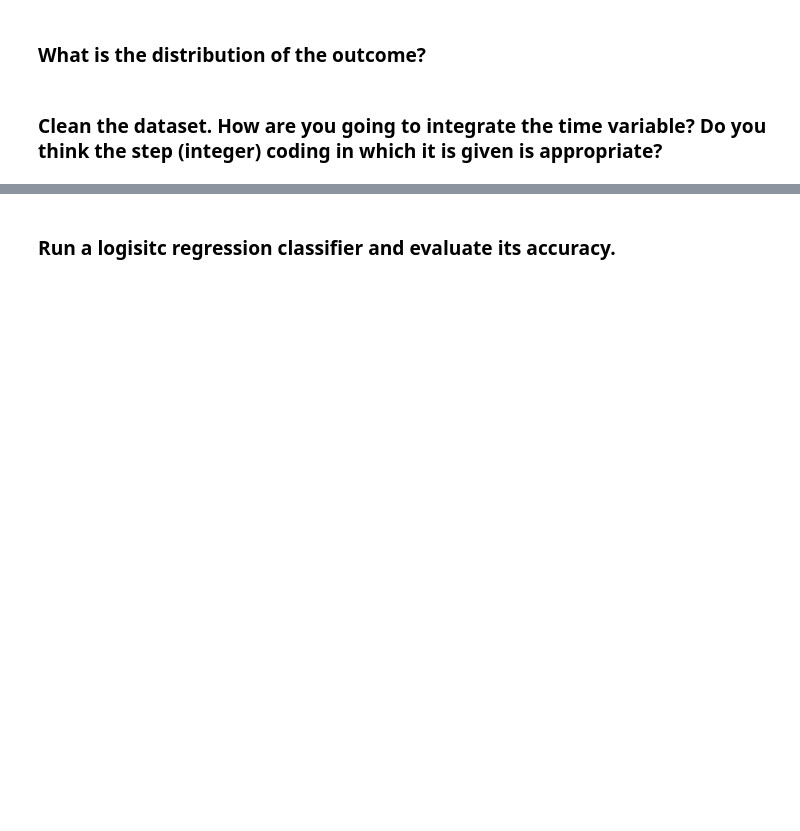
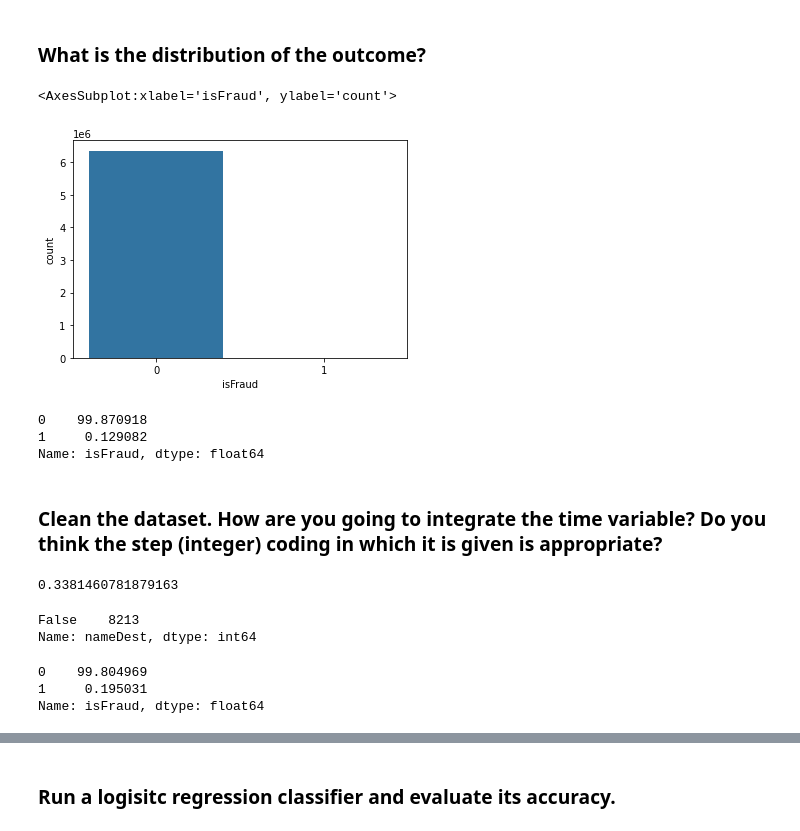
Before and after one commit to ta-datapt-bcn/lab-unbalance, a Jupyter notebook: your-code/lab_inbalance.ipynb, the cells around one changed output, grey strips where cells are left out. Drawn from its saved outputs; the diff is of its cells as text; code cells hidden in the pictures; blank space fills up the shorter version.

```diff
--- a/your-code/lab_inbalance.ipynb
+++ b/your-code/lab_inbalance.ipynb
@@ -10,0 +12,2 @@ Like we disussed in class, when we have noisy data, if we are not careful, we ca
+# %%
+df = pd.read_csv("PS_20174392719_1491204439457_log.csv")
@@ -15,2 +69,13 @@ Like we disussed in class, when we have noisy data, if we are not careful, we ca
+# %%
+sns.countplot(df["isFraud"])
+# %% [output]
+<AxesSubplot:xlabel='isFraud', ylabel='count'>
+[figure, added]
+# %%
+df["isFraud"].value_counts(normalize=True)*100 #we can see that it is totally unbalanced
+# %% [output]
+0    99.870918
+1     0.129082
+Name: isFraud, dtype: float64
 # %% [markdown]
 ### Clean the dataset. How are you going to integrate the time variable? Do you think the step (integer) coding in which it is given is appropriate?
@@ -18,0 +84,10 @@ Like we disussed in class, when we have noisy data, if we are not careful, we ca
+# %%
+len(df[df.nameDest.str.startswith("M")])/df.shape[0]
+#we don't have information on the customers that start with M, they represent a 33% of the dataset, still the dataset is so unbañanced that maybe we shoudl just delete the rows reagrding them
+# %% [output]
+0.3381460781879163
+# %%
+df[df.isFraud == 1]["nameDest"].str.startswith("M").value_counts() #also as we can see they all have the same category
+# %% [output]
+False    8213
+Name: nameDest, dtype: int64
@@ -18,0 +96,6 @@ Like we disussed in class, when we have noisy data, if we are not careful, we ca
+# %%
+df2["isFraud"].value_counts(normalize=True)*100 #still unbalanced
+# %% [output]
+0    99.804969
+1     0.195031
+Name: isFraud, dtype: float64
```
Also changed, not shown: parts of 53 cells of this notebook, 1 other file.
